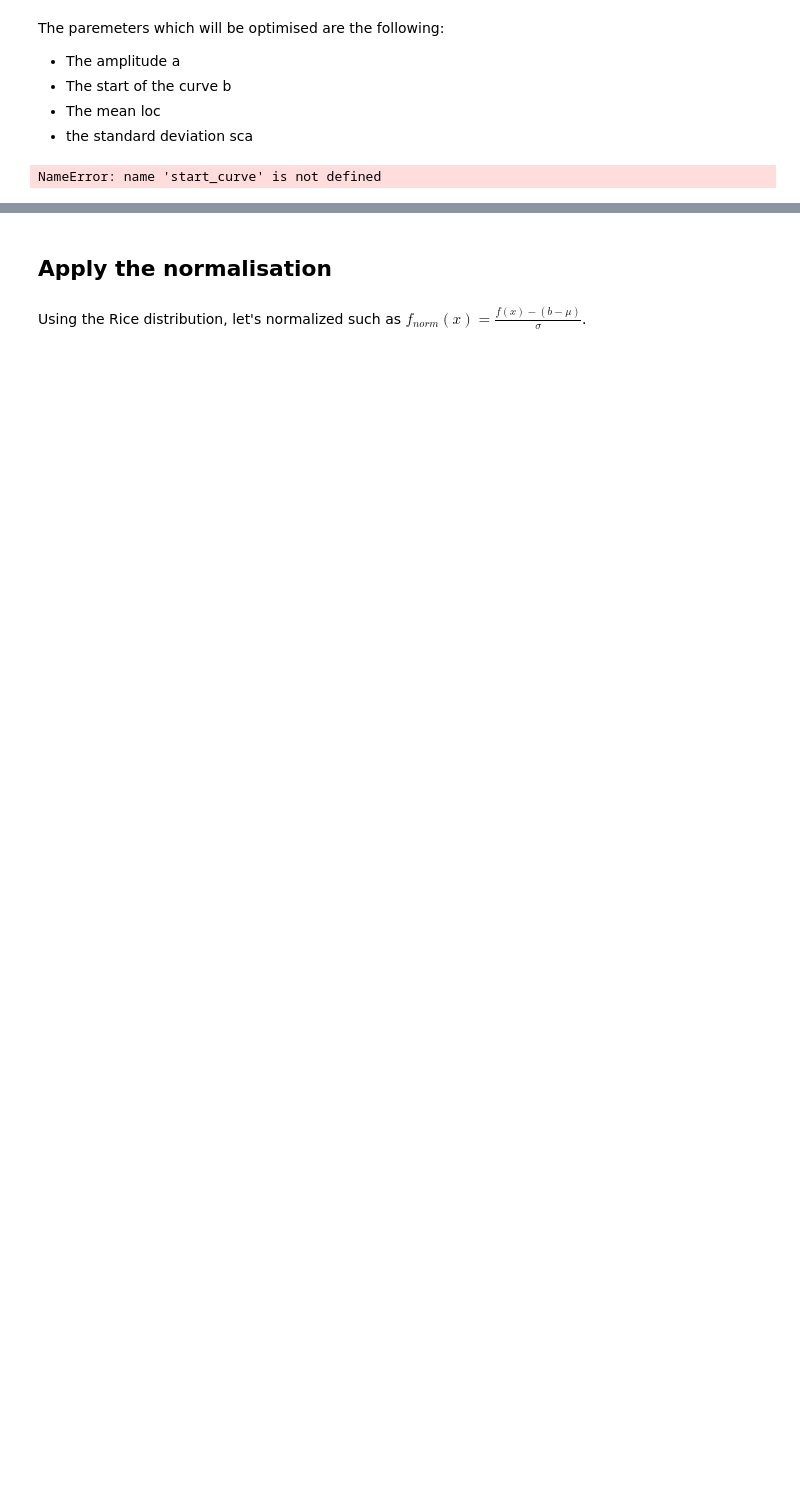
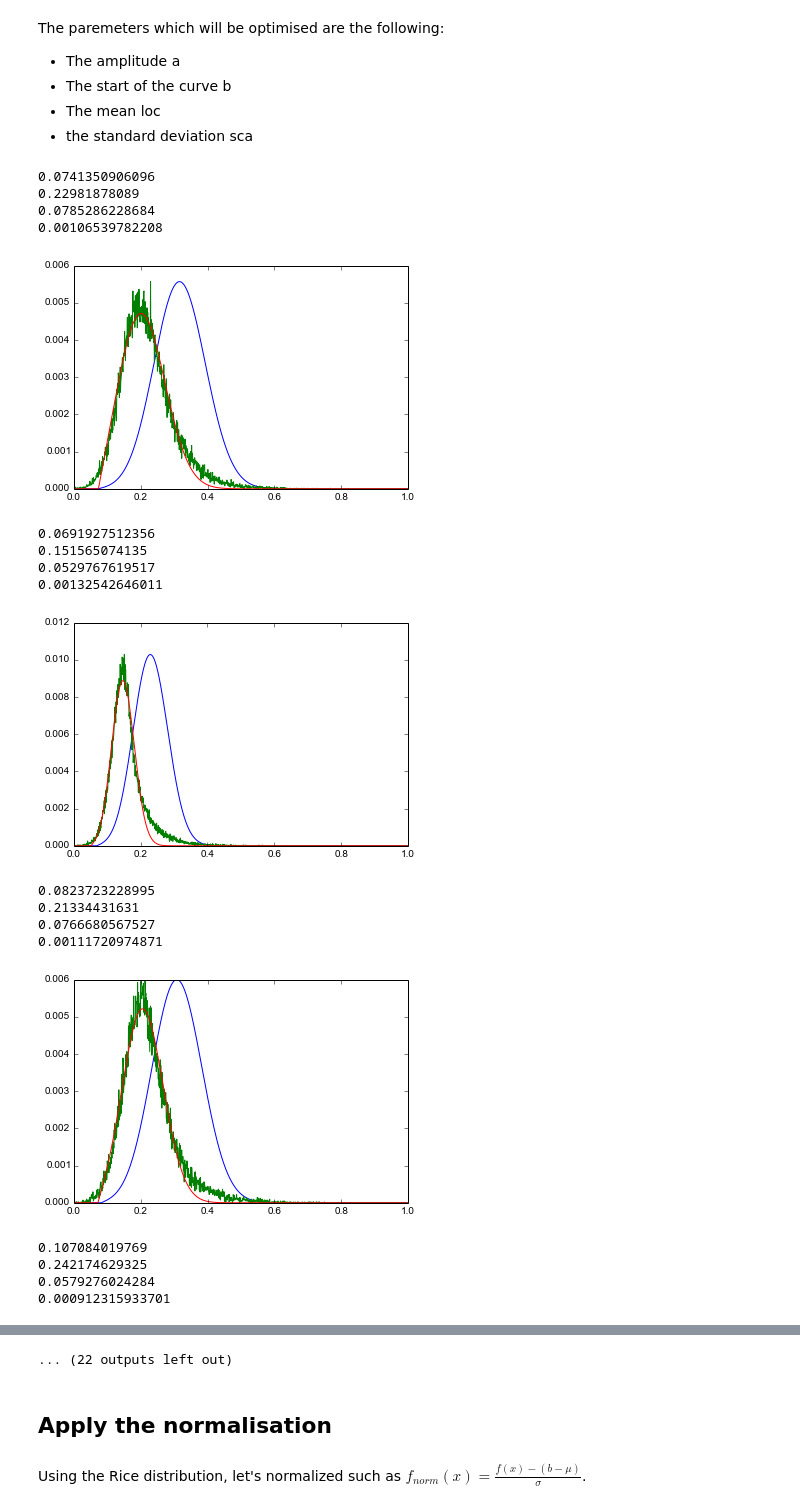
Before and after one commit to massich/embc2015-exp, a Jupyter notebook: src/experiment-t2w.ipynb, the cells around one changed output, grey strips where cells are left out. Drawn from its saved outputs; the diff is of its cells as text; code cells hidden in the pictures; blank space fills up the shorter version.

```diff
--- a/src/experiment-t2w.ipynb
+++ b/src/experiment-t2w.ipynb
@@ -48,6 +48,9 @@ class Patient(object):
         self.max_int = int(np.max(self.data))
         self.min_int = int(np.min(self.data))
 
+        self.mean_data = np.mean(self.data)
+        self.std_data = np.std(self.data)
+
         self.rayleigh_params = rayleigh.fit(self.data)
         self.gaussian_params = norm.fit(self.data)
         #self.rice_params = rice.fit(self.data)
@@ -169,44 +176,68 @@ The paremeters which will be optimised are the following:
 # %%
 heatmap_z_rice = np.asmatrix(np.zeros((np.size(patient_list), int(np.max(data_t2w)))))
 
 params_rice = []
 
 for pt in range(np.size(patient_list)):
 
     y = np.ravel(heatmap_z_raw[pt, :])
     x = np.ravel(np.divide(range(np.size(heatmap_z_raw[pt, :])), float(np.size(y))))
 
     # Try to make a strong initialisation
     # Compute the CDF
-    #cdf = np.cumsum(y)
+    cdf = np.cumsum(y)
     # percentage start
-    #pc_start = .01
-    #start_curve = x[np.nonzero(cdf > pc_start)]
-    #start_curve = start_curve[0]
+    pc_start = .01
+    start_curve = x[np.nonzero(cdf > pc_start)]
+    start_curve = start_curve[0]
     v = x[np.argmax(y)]
-    std = .15
-    a = np.max(y) / np.max(rice.pdf(x, v, start_curve, std))
+    std = patient_list[pt].std_data / np.max(data_t2w)
+    a = np.max(y) / np.max(myRice(x, 1., v, std, start_curve))
+
+    print start_curve
+    print v
+    print std
+    print a
 
     fig = plt.figure()
     #plt.plot(x, rice.pdf(x, v, start_curve, std))
-    plt.plot(x, myfunc(x, a, v, std))
+    #plt.plot(x, myRice(x, 1., v, std, start_curve))
+    plt.plot(x, myRice(x, a, v, std, start_curve))
     plt.plot(x, y)
 
-    popt, pcov = curve_fit(myfunc, x, y, p0=(a, v, std))
-    plt.plot(x, myfunc(x, popt[0], popt[1], popt[2]))
+    popt, pcov = curve_fit(myRice, x, y, p0=(a, v, std, start_curve))
+    plt.plot(x, myRice(x, popt[0], popt[1], popt[2], popt[3]))
     plt.show()
 
-    str_pt = 'Pt ' + str(pt) + ' '
-    heatmap_y.append(str_pt)
-    heatmap_z_rice[pt, :] = np.ravel(myfunc(x, popt[0], popt[1], popt[2]))
-    params_rice.append(popt)
-    print popt
+    #str_pt = 'Pt ' + str(pt) + ' '
+    #heatmap_y.append(str_pt)
+    #heatmap_z_rice[pt, :] = np.ravel(myfunc(x, popt[0], popt[1], popt[2]))
+    #params_rice.append(popt)
+    #print popt
 
-plot_data = Data([Heatmap(z=heatmap_z_rice, y=heatmap_y, colorscale='Jet')])
+#plot_data = Data([Heatmap(z=heatmap_z_rice, y=heatmap_y, colorscale='Jet')])
 #layout = Layout(margin=Margin(l=0, r=0, b=0, t=0))
 
 # Define a figure
-fig = Figure(data=plot_data)
-py.iplot(fig, filename='heatmap-t2w-fitted-rice')
+#fig = Figure(data=plot_data)
+#py.iplot(fig, filename='heatmap-t2w-fitted-rice')
 # %% [output]
-NameError: name 'start_curve' is not defined
+0.0741350906096
+0.22981878089
+0.0785286228684
+0.00106539782208
+[figure, added]
+0.0691927512356
+0.151565074135
+0.0529767619517
+0.00132542646011
+[figure, added]
+0.0823723228995
+0.21334431631
+0.0766680567527
+0.00111720974871
+[figure, added]
+0.107084019769
+0.242174629325
+0.0579276024284
+0.000912315933701
@@ -213,3 +255,4 @@ NameError: name 'start_curve' is not defined
+... (22 outputs left out)
 # %% [markdown]
 ## Apply the normalisation
 # %% [markdown]
```
Also changed, not shown: parts of 3 cells of this notebook.
